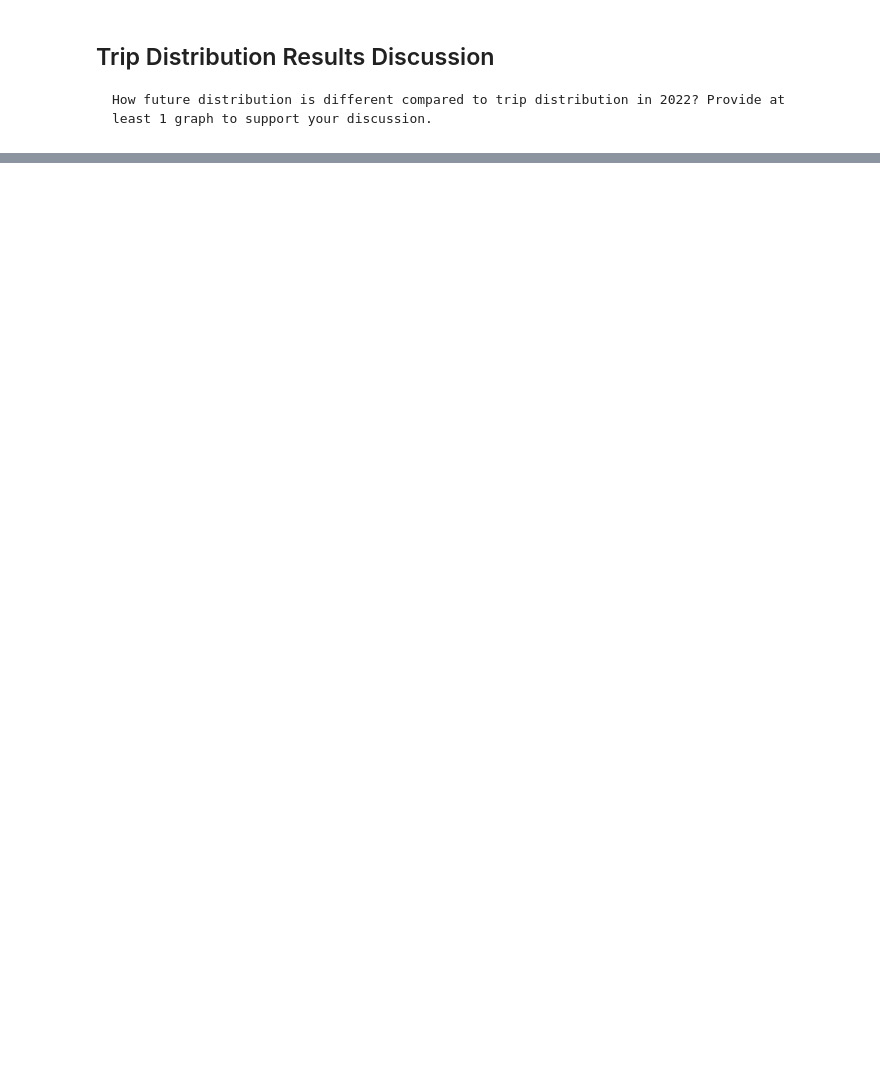
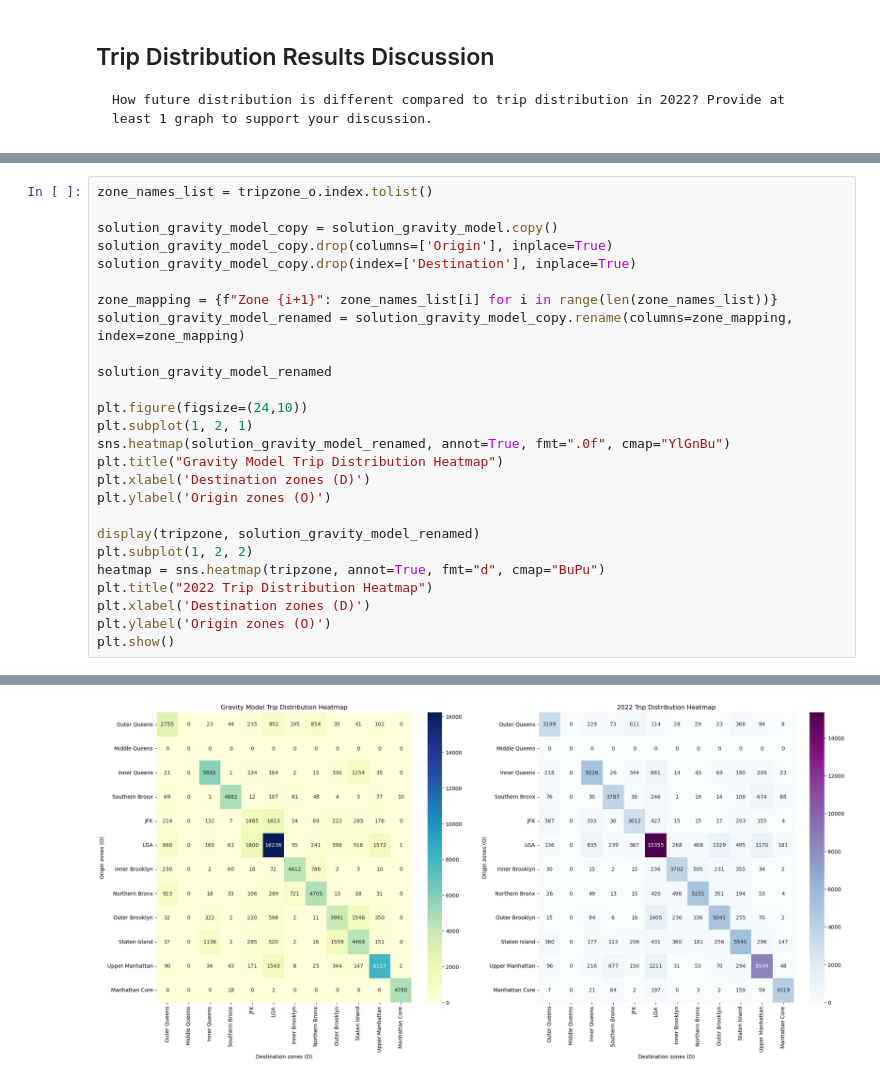
Before and after one commit to WenlongL1/CIE-539-Project, a Jupyter notebook: part3.ipynb, the cells around one changed output, grey strips where cells are left out. Saved outputs shown, nothing was run; the diff lists cells and outputs as text; blank space fills up the shorter version.

```diff
--- a/part3.ipynb
+++ b/part3.ipynb
@@ -287,0 +319,27 @@ Error: 0.992%
+# %%
+zone_names_list = tripzone_o.index.tolist()
+
+solution_gravity_model_copy = solution_gravity_model.copy()
+solution_gravity_model_copy.drop(columns=['Origin'], inplace=True)
+solution_gravity_model_copy.drop(index=['Destination'], inplace=True)
+
+zone_mapping = {f"Zone {i+1}": zone_names_list[i] for i in range(len(zone_names_list))}
+solution_gravity_model_renamed = solution_gravity_model_copy.rename(columns=zone_mapping, index=zone_mapping)
+
+solution_gravity_model_renamed
+
+plt.figure(figsize=(24,10))
+plt.subplot(1, 2, 1)
+sns.heatmap(solution_gravity_model_renamed, annot=True, fmt=".0f", cmap="YlGnBu")
+plt.title("Gravity Model Trip Distribution Heatmap")
+plt.xlabel('Destination zones (D)')
+plt.ylabel('Origin zones (O)')
+
+display(tripzone, solution_gravity_model_renamed)
+plt.subplot(1, 2, 2)
+heatmap = sns.heatmap(tripzone, annot=True, fmt="d", cmap="BuPu")
+plt.title("2022 Trip Distribution Heatmap")
+plt.xlabel('Destination zones (D)')
+plt.ylabel('Origin zones (O)')
+plt.show()
+# %% [output]
@@ -287,0 +373 @@ Error: 0.992%
+[figure, added]
```
Also changed, not shown: parts of 10 cells of this notebook.
